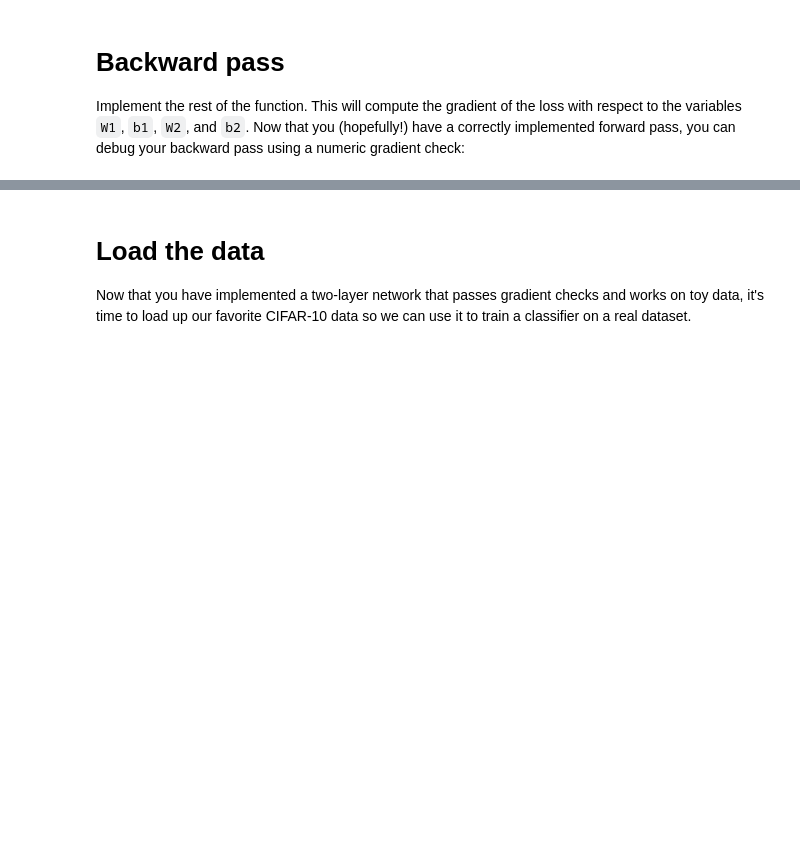
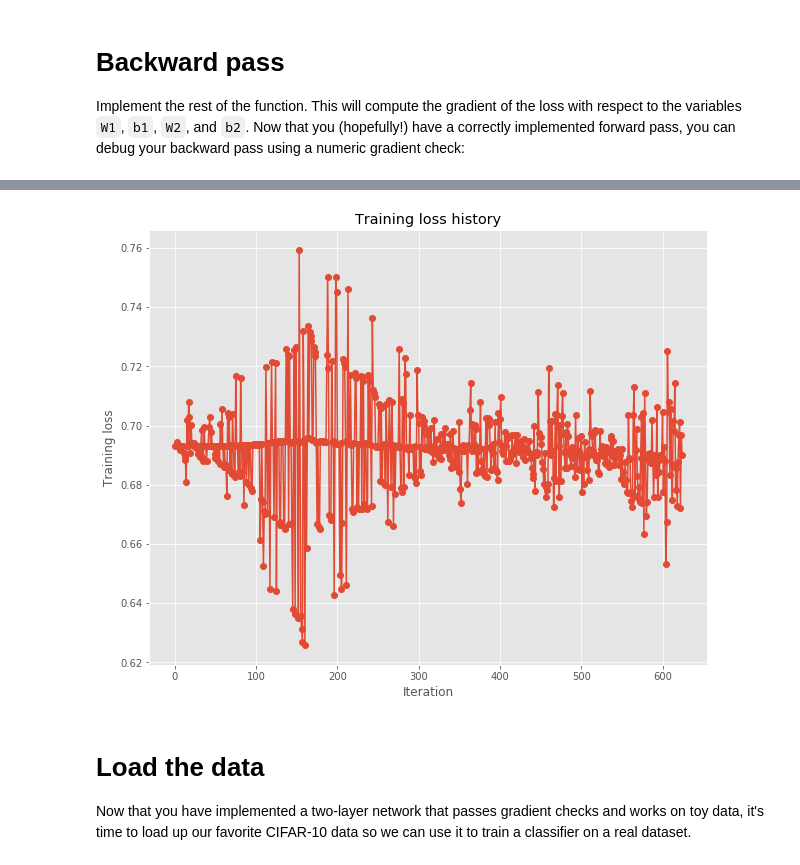
Before and after one commit to pedro-abundio-wang/computer-vision, a Jupyter notebook: notebooks/convolutional-neural-networks-for-visual-recognition/05_two_layer_net.ipynb, the cells around one changed output, grey strips where cells are left out. Drawn from its saved outputs; the diff is of its cells as text; code cells hidden in the pictures; blank space fills up the shorter version.

```diff
--- a/notebooks/convolutional-neural-networks-for-visual-recognition/05_two_layer_net.ipynb
+++ b/notebooks/convolutional-neural-networks-for-visual-recognition/05_two_layer_net.ipynb
@@ -149,0 +152,34 @@ Final training loss:  0.01714960793873202
+# %%
+from utils.solver import Solver
+
+input_size = 2
+hidden_size = 10
+num_classes = 2
+num_inputs = 1000
+
+small_data = {
+    'X_train': trainX,
+    'y_train': trainY,
+    'X_val': testX,
+    'y_val': testY,
+}
+
+learning_rate = 1e-2
+
+model = FullyConnectedNet([hidden_size], input_dim=input_size, num_classes=num_classes, weight_scale=1e-2, dtype=np.float64)
+solver = Solver(model, small_data,
+                print_every=1000, num_epochs=5, batch_size=4,
+                update_rule='sgd',
+                optim_config={
+                  'learning_rate': learning_rate,
+                }
+         )
+
+solver.train()
+
+plt.plot(solver.loss_history, '-o')
+plt.title('Training loss history')
+plt.xlabel('Iteration')
+plt.ylabel('Training loss')
+plt.show()
+# %% [output]
@@ -150,3 +192,4 @@ Final training loss:  0.01714960793873202
+[figure, added]
 # %% [markdown]
 # Load the data
 Now that you have implemented a two-layer network that passes gradient checks and works on toy data, it's time to load up our favorite CIFAR-10 data so we can use it to train a classifier on a real dataset.
```
Also changed, not shown: parts of 15 cells of this notebook, 3 other files.
